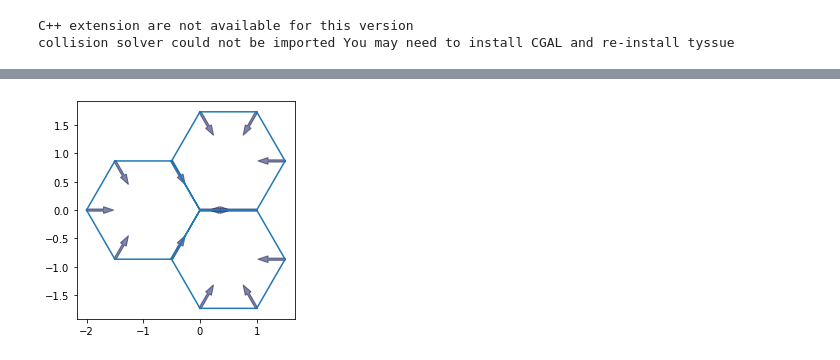
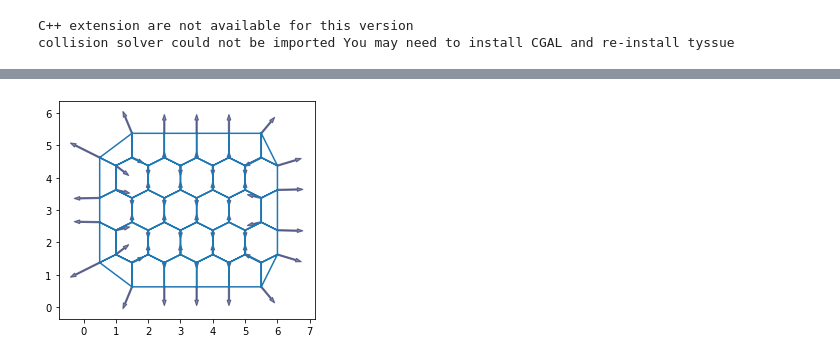
Before and after one commit to vlachina/LymphNode, a Jupyter notebook: lymphNode.ipynb, the cells around one changed output, grey strips where cells are left out. Cells and saved outputs as stored; diff of their text form; code cells hidden in the pictures.

```diff
--- a/lymphNode.ipynb
+++ b/lymphNode.ipynb
@@ -32,3 +35,9 @@ collision solver could not be imported You may need to install CGAL and re-insta
 # %%
 import warnings
 warnings.filterwarnings('ignore')
+# %%
+cellmap = Sheet.planar_sheet_3d('cellmap', 7, 7, 1, 1)
+
+cellmap.sanitize ( trim_borders=True, order_edges=True )
+
+geom.update_all(cellmap)
@@ -34,0 +58,16 @@ warnings.filterwarnings('ignore')
+# %%
+#Te
+
+cellmap.update_specs(config.dynamics.quasistatic_plane_spec())
+
+history = History(cellmap, extra_cols={"edge":["dx", "dy"]})
+
+cellmap.face_df["face_elasticity"] = 5
+cellmap.face_df["prefered_area"] = 2    #cellmap.face_df["area"].mean()
+
+cellmap.vert_df['viscosity'] = 2
+cellmap.edge_df['line_tension'] *= 0.0005
+
+
+
+fig, ax = plot_forces(cellmap, geom, model, ['x', 'y'], 1)
@@ -35,15 +76,18 @@ warnings.filterwarnings('ignore')
 # %%
-sheet = Sheet('3', *three_faces_sheet())
-geom.update_all(sheet)
-sheet.settings['threshold_length'] = 1e-3
+#Tc
 
-sheet.update_specs(config.dynamics.quasistatic_plane_spec())
-sheet.face_df["prefered_area"] = sheet.face_df["area"].mean()
-history = History(sheet, extra_cols={"edge":["dx", "dy"]})
+cellmap.update_specs(config.dynamics.quasistatic_plane_spec())
 
-sheet.vert_df['viscosity'] = 1.0
-sheet.edge_df.loc[[0, 17],  'line_tension'] *= 4
+history = History(cellmap, extra_cols={"edge":["dx", "dy"]})
 
-fig, ax = plot_forces(sheet, geom, model, ['x', 'y'], 1)
+cellmap.face_df["face_elasticity"] = 5
+cellmap.face_df["prefered_area"] = 1.5           #cellmap.face_df["area"].mean()
+
+cellmap.vert_df['viscosity'] = 2
+cellmap.edge_df['line_tension'] *= 3.4
+
+
+
+fig, ax = plot_forces(cellmap, geom, model, ['x', 'y'], 1)
 # %% [output]
-[figure, old version]
+[figure, new version]
```
Also changed, not shown: parts of 22 cells of this notebook.
